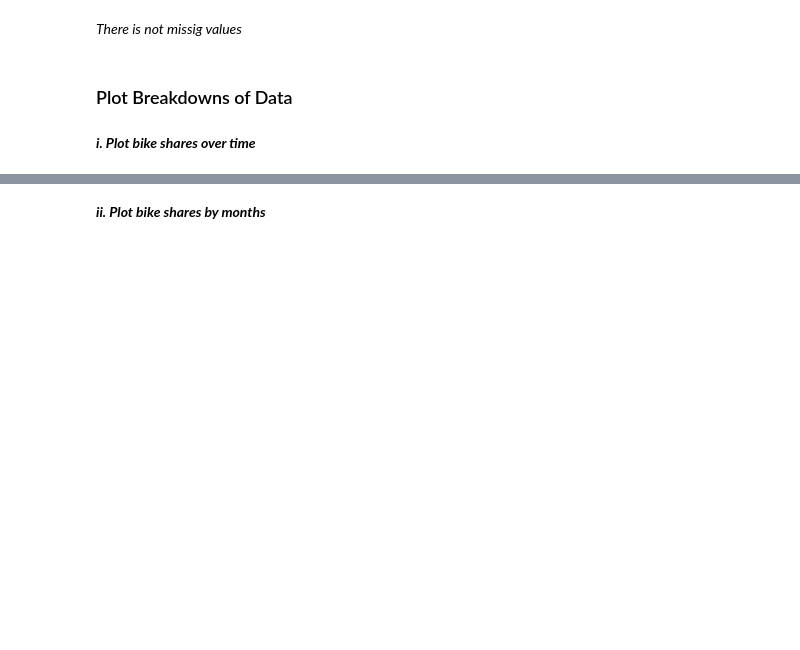
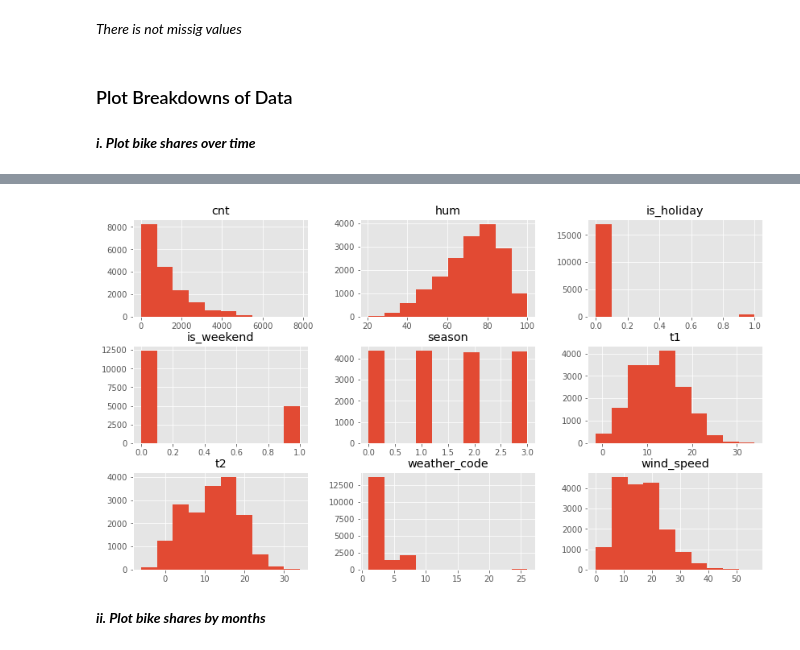
Before and after one commit to smeteo/Data_Science_and_Machine_Learning, a Jupyter notebook: 8._Capstone_Projects/Project_3_Demand_Prediction/Demand_Prediction_Capstone_3.ipynb, the cells around one changed output, grey strips where cells are left out. Saved outputs shown, nothing was run; the diff lists cells and outputs as text; code cells hidden in the pictures; blank space fills up the shorter version.

```diff
--- a/8._Capstone_Projects/Project_3_Demand_Prediction/Demand_Prediction_Capstone_3.ipynb
+++ b/8._Capstone_Projects/Project_3_Demand_Prediction/Demand_Prediction_Capstone_3.ipynb
@@ -181,2 +198,7 @@ from datetime import datetime
+# %%
+series = pd.read_csv('store_sharing.csv', header=0, index_col=0, parse_dates=True, squeeze=True)
+series.hist(figsize=(14,8));
+# %% [output]
+[figure, added]
 # %% [markdown]
 ***ii. Plot bike shares by months***
```
Also changed, not shown: parts of 10 cells of this notebook.
